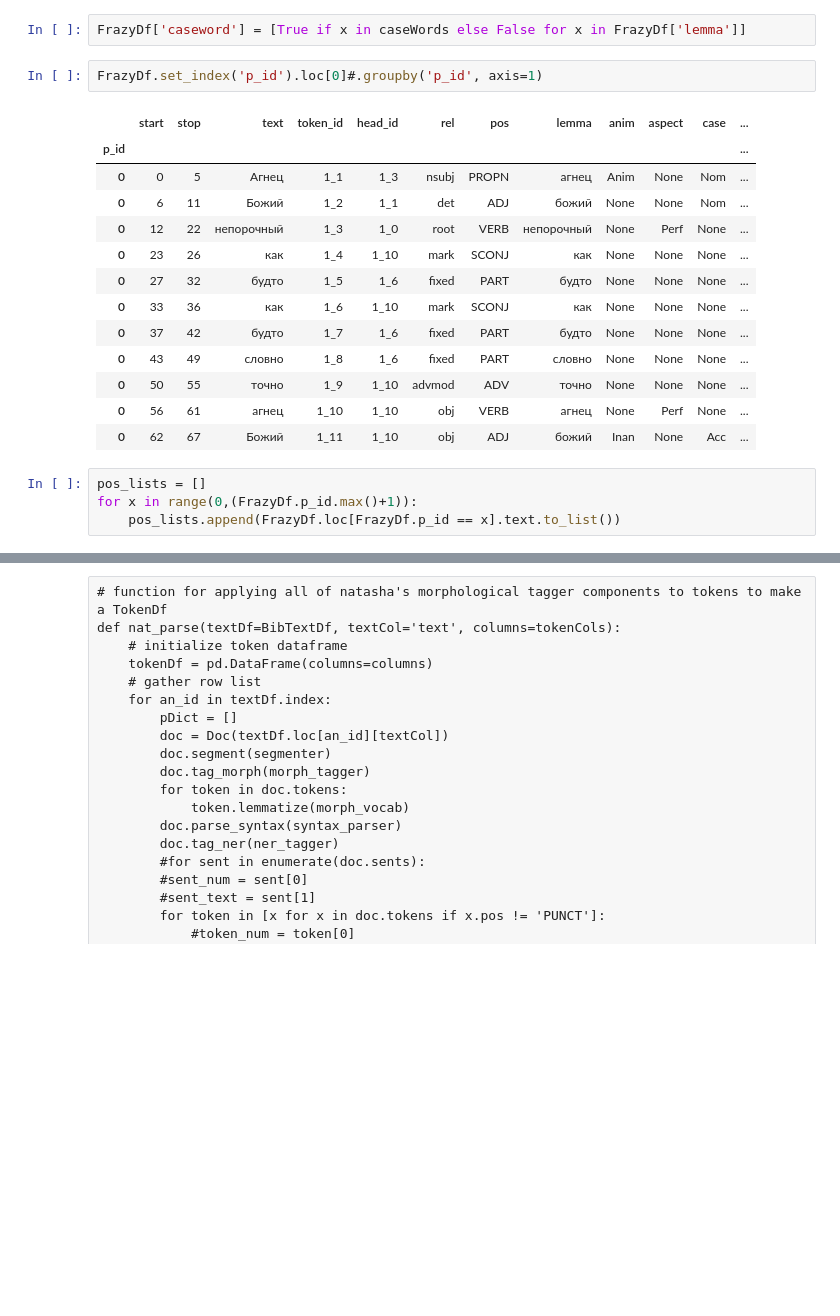
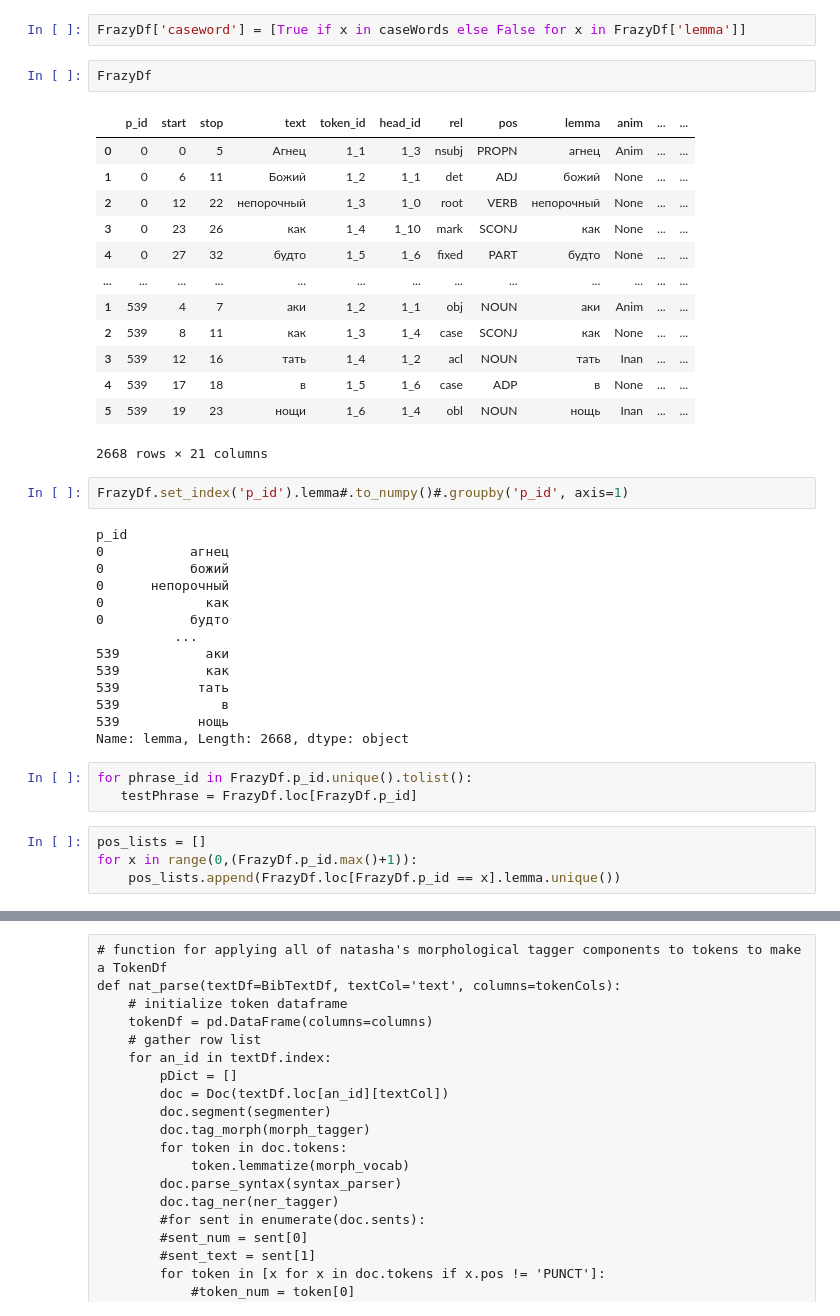
Before and after one commit to kollektivminds/russian-literary-bible, a Jupyter notebook: bible_processing.ipynb, the cells around one changed output, grey strips where cells are left out. Saved outputs shown, nothing was run; the diff lists cells and outputs as text; blank space fills up the shorter version.

Commit message:
working on phrase matching

```diff
--- a/bible_processing.ipynb
+++ b/bible_processing.ipynb
@@ -388,23 +481,42 @@ caseWords = ['что', 'чего', 'чему', 'чём', 'чем',\
     'кто', 'кого', 'кем', 'ком', 'кому']
 # %%
 FrazyDf['caseword'] = [True if x in caseWords else False for x in FrazyDf['lemma']]
+# %%
+FrazyDf
+# %% [output]
+|  | p_id | start | stop | text | token_id | head_id | rel | pos | lemma | anim | ... | ... |
+| 0 | 0 | 0 | 5 | Агнец | 1_1 | 1_3 | nsubj | PROPN | агнец | Anim | ... | ... |
+| 1 | 0 | 6 | 11 | Божий | 1_2 | 1_1 | det | ADJ | божий | None | ... | ... |
+| 2 | 0 | 12 | 22 | непорочный | 1_3 | 1_0 | root | VERB | непорочный | None | ... | ... |
+| 3 | 0 | 23 | 26 | как | 1_4 | 1_10 | mark | SCONJ | как | None | ... | ... |
+| 4 | 0 | 27 | 32 | будто | 1_5 | 1_6 | fixed | PART | будто | None | ... | ... |
+| ... | ... | ... | ... | ... | ... | ... | ... | ... | ... | ... | ... | ... |
+| 1 | 539 | 4 | 7 | аки | 1_2 | 1_1 | obj | NOUN | аки | Anim | ... | ... |
+| 2 | 539 | 8 | 11 | как | 1_3 | 1_4 | case | SCONJ | как | None | ... | ... |
+| 3 | 539 | 12 | 16 | тать | 1_4 | 1_2 | acl | NOUN | тать | Inan | ... | ... |
+| 4 | 539 | 17 | 18 | в | 1_5 | 1_6 | case | ADP | в | None | ... | ... |
+| 5 | 539 | 19 | 23 | нощи | 1_6 | 1_4 | obl | NOUN | нощь | Inan | ... | ... |
+2668 rows × 21 columns
 # %%
-FrazyDf.set_index('p_id').loc[0]#.groupby('p_id', axis=1)
+FrazyDf.set_index('p_id').lemma#.to_numpy()#.groupby('p_id', axis=1)
 # %% [output]
-|  | start | stop | text | token_id | head_id | rel | pos | lemma | anim | aspect | case | ... |
-| p_id |  |  |  |  |  |  |  |  |  |  |  | ... |
-| 0 | 0 | 5 | Агнец | 1_1 | 1_3 | nsubj | PROPN | агнец | Anim | None | Nom | ... |
-| 0 | 6 | 11 | Божий | 1_2 | 1_1 | det | ADJ | божий | None | None | Nom | ... |
-| 0 | 12 | 22 | непорочный | 1_3 | 1_0 | root | VERB | непорочный | None | Perf | None | ... |
-| 0 | 23 | 26 | как | 1_4 | 1_10 | mark | SCONJ | как | None | None | None | ... |
-| 0 | 27 | 32 | будто | 1_5 | 1_6 | fixed | PART | будто | None | None | None | ... |
-| 0 | 33 | 36 | как | 1_6 | 1_10 | mark | SCONJ | как | None | None | None | ... |
-| 0 | 37 | 42 | будто | 1_7 | 1_6 | fixed | PART | будто | None | None | None | ... |
-| 0 | 43 | 49 | словно | 1_8 | 1_6 | fixed | PART | словно | None | None | None | ... |
-| 0 | 50 | 55 | точно | 1_9 | 1_10 | advmod | ADV | точно | None | None | None | ... |
-| 0 | 56 | 61 | агнец | 1_10 | 1_10 | obj | VERB | агнец | None | Perf | None | ... |
-| 0 | 62 | 67 | Божий | 1_11 | 1_10 | obj | ADJ | божий | Inan | None | Acc | ... |
+p_id
+0           агнец
+0           божий
+0      непорочный
+0             как
+0           будто
+          ...
+539           аки
+539           как
+539          тать
+539             в
+539          нощь
+Name: lemma, Length: 2668, dtype: object
+# %%
+for phrase_id in FrazyDf.p_id.unique().tolist():
+   testPhrase = FrazyDf.loc[FrazyDf.p_id]
 # %%
 pos_lists = []
 for x in range(0,(FrazyDf.p_id.max()+1)):
-    pos_lists.append(FrazyDf.loc[FrazyDf.p_id == x].text.to_list())
+    pos_lists.append(FrazyDf.loc[FrazyDf.p_id == x].lemma.unique())
```
Also changed, not shown: parts of 14 cells of this notebook.
